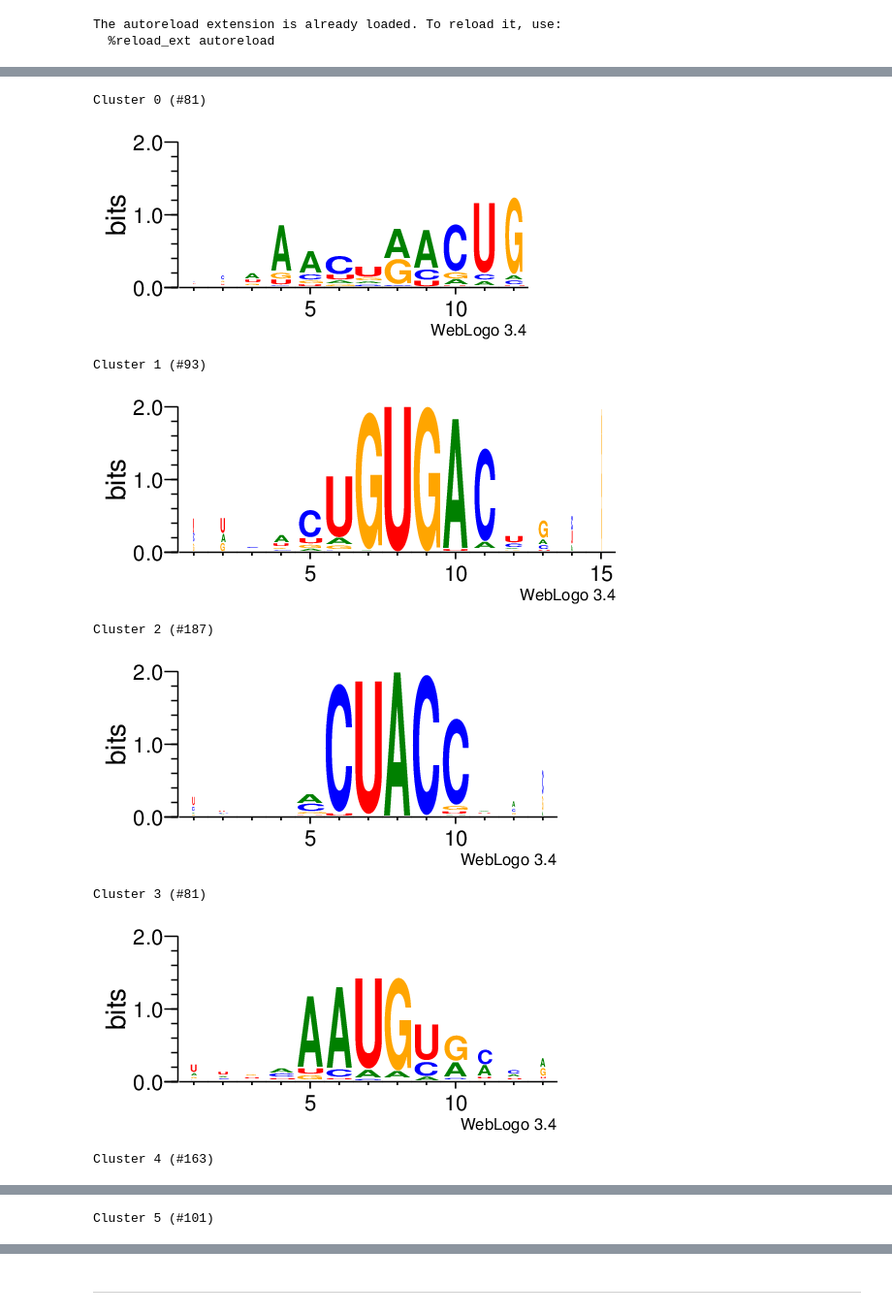
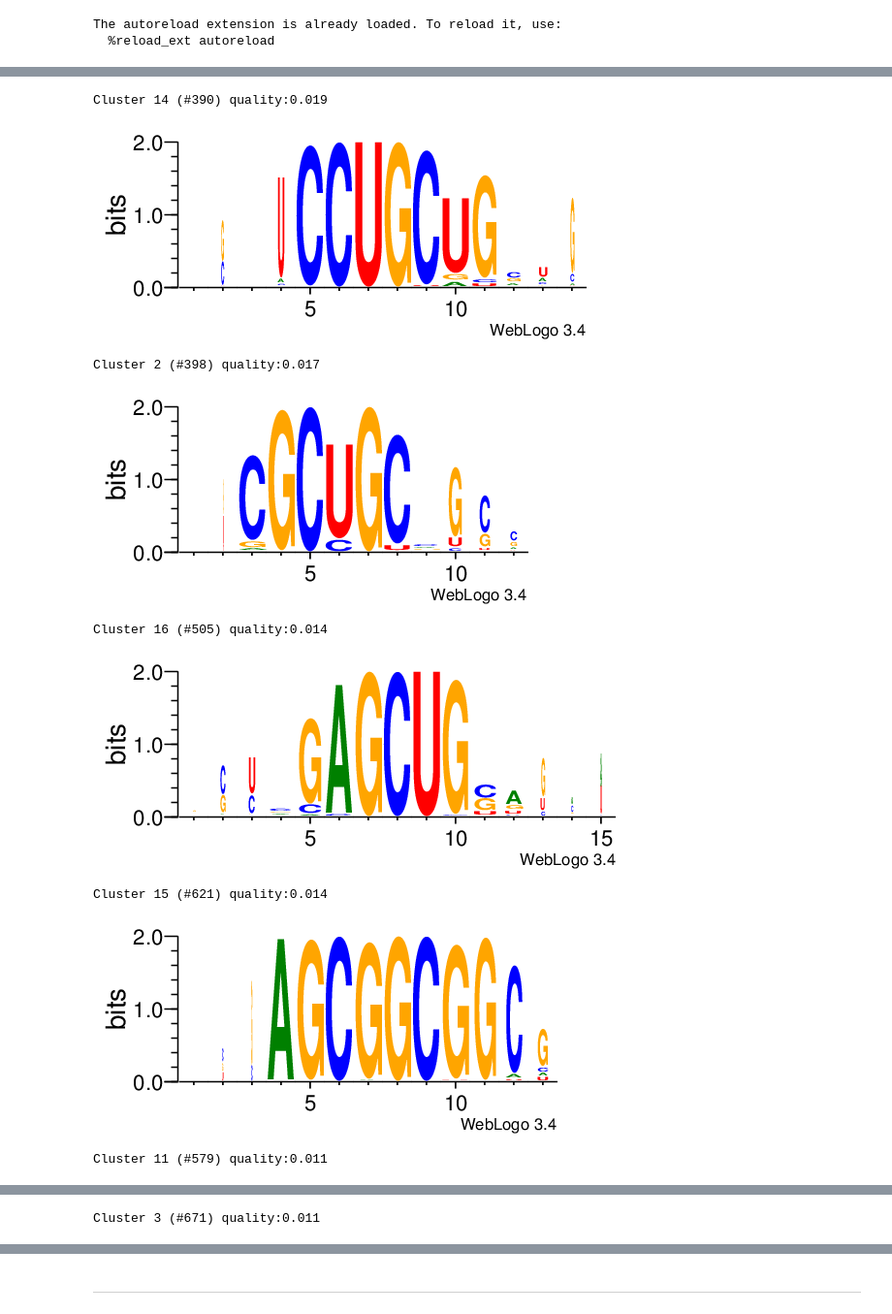
Before and after one commit to fabriziocosta/EDeN_examples, a Jupyter notebook: SequenceMotifDecomposer.ipynb, the cells around one changed output, grey strips where cells are left out. Shown at 97% size. Drawn from its saved outputs; the diff is of its cells as text; code cells hidden in the pictures.

Commit message:
alignment

```diff
--- a/SequenceMotifDecomposer.ipynb
+++ b/SequenceMotifDecomposer.ipynb
@@ -62,0 +133,29 @@ Wall time: 1min 16s
+# %%
+%%time
+from collections import defaultdict
+import numpy as np
+def frac_gaps(seqs):
+    q=0
+    for header, seq in seqs:
+        q += seq.count('-')
+    return float(q)/len(seqs)
+
+def cluster_quality(seqs):
+    counter = [defaultdict(int) for i in range(len(seqs[0][1]))]
+    for header, seq in seqs:
+        for i, c in enumerate(seq):
+            counter[i][c]+=1
+    score = 0
+    for cid in counter:
+        tot = sum(cid[k] for k in cid)
+        val = max([cid[k] for k in cid if k!='-'])/float(tot)
+        score += val
+
+    return score/float(len(seqs))
+
+cluster_qualities=[]
+for cluster_id in clusters:
+    seqs = [('ID', seq)  for seq in clusters[cluster_id]]
+    aseqs = ma.transform(seqs=seqs)
+    q = cluster_quality(aseqs)
+    cluster_qualities.append((q,cluster_id, aseqs))
@@ -63,24 +165,24 @@ Wall time: 1min 16s
 # %%
 from eden_motif.utilities import MuscleAlignWrapper, Weblogo
 from IPython.display import Image, display
 
 #with alignment
-ma = MuscleAlignWrapper()
-wb = Weblogo(output_format='png', sequence_type = 'rna', resolution=200, stacks_per_line=50, units='bits')
+ma = MuscleAlignWrapper(alphabet=alphabet)
+wb = Weblogo(output_format='png', sequence_type=alphabet, resolution=200, stacks_per_line=50, units='bits', color_scheme=color_scheme)
 
-for cluster_id in clusters:
-    seqs = [('ID', seq)  for seq in clusters[cluster_id]]
-    aseqs = ma.transform(seqs=seqs)
-    logo_image = wb.create_logo(seqs=aseqs)
-    print 'Cluster %d (#%d)' % (cluster_id, len(seqs))
-    display(Image(logo_image))
+for q, cluster_id, aseqs in sorted(cluster_qualities, reverse=True):
+    #for s in aseqs: print s
+    if q > -100:
+        logo_image = wb.create_logo(seqs=aseqs)
+        print 'Cluster %d (#%d) quality:%.3f' % (cluster_id, len(aseqs),q)
+        display(Image(logo_image))
 # %% [output]
-Cluster 0 (#81)
+Cluster 14 (#390) quality:0.019
-[figure, old version]
+[figure, new version]
-Cluster 1 (#93)
+Cluster 2 (#398) quality:0.017
-[figure, old version]
+[figure, new version]
-Cluster 2 (#187)
+Cluster 16 (#505) quality:0.014
-[figure, old version]
+[figure, new version]
-Cluster 3 (#81)
+Cluster 15 (#621) quality:0.014
-[figure, old version]
+[figure, new version]
-Cluster 4 (#163)
+Cluster 11 (#579) quality:0.011
@@ -88 +190 @@ Cluster 4 (#163)
-Cluster 5 (#101)
+Cluster 3 (#671) quality:0.011
```
Also changed, not shown: parts of 12 cells of this notebook, 1 other file.
